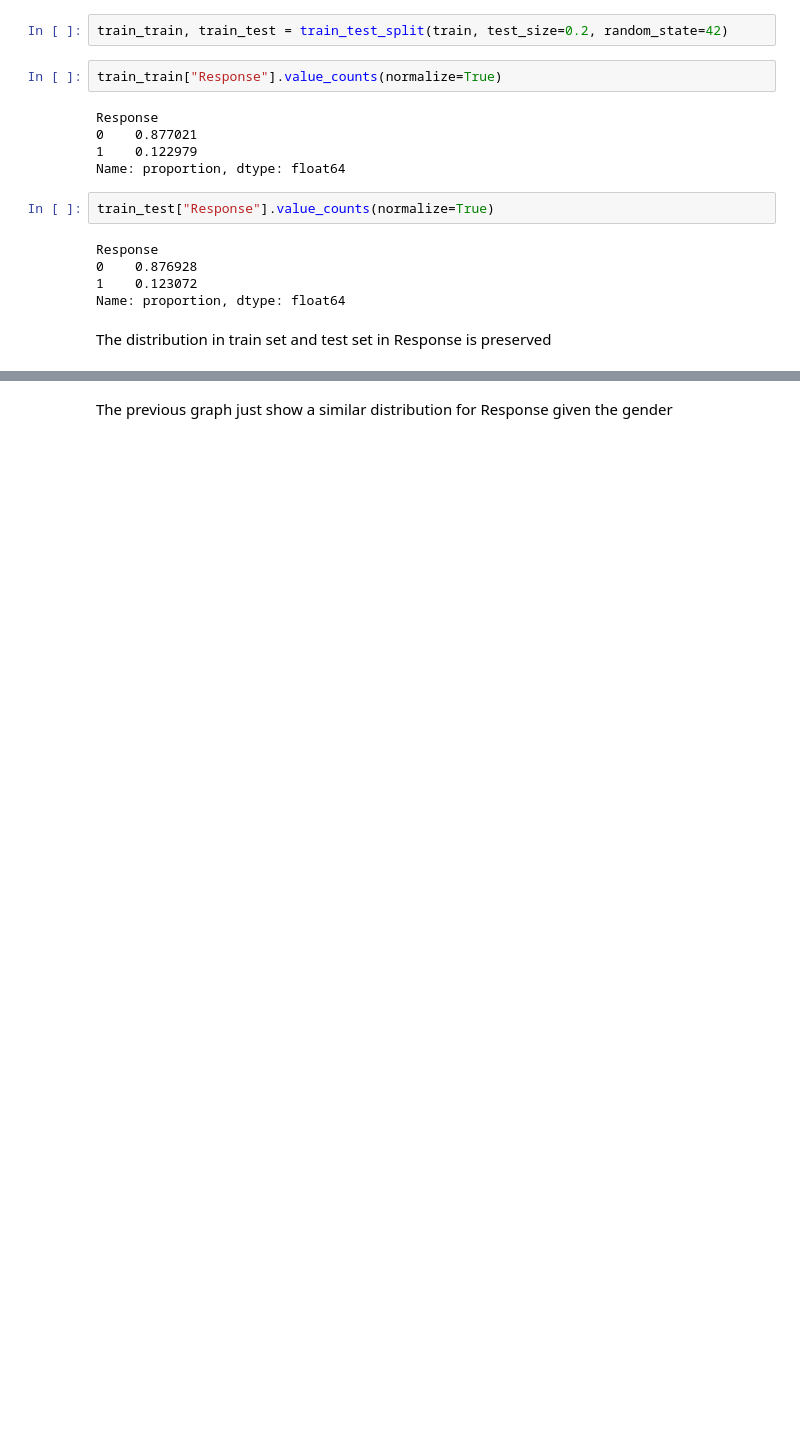
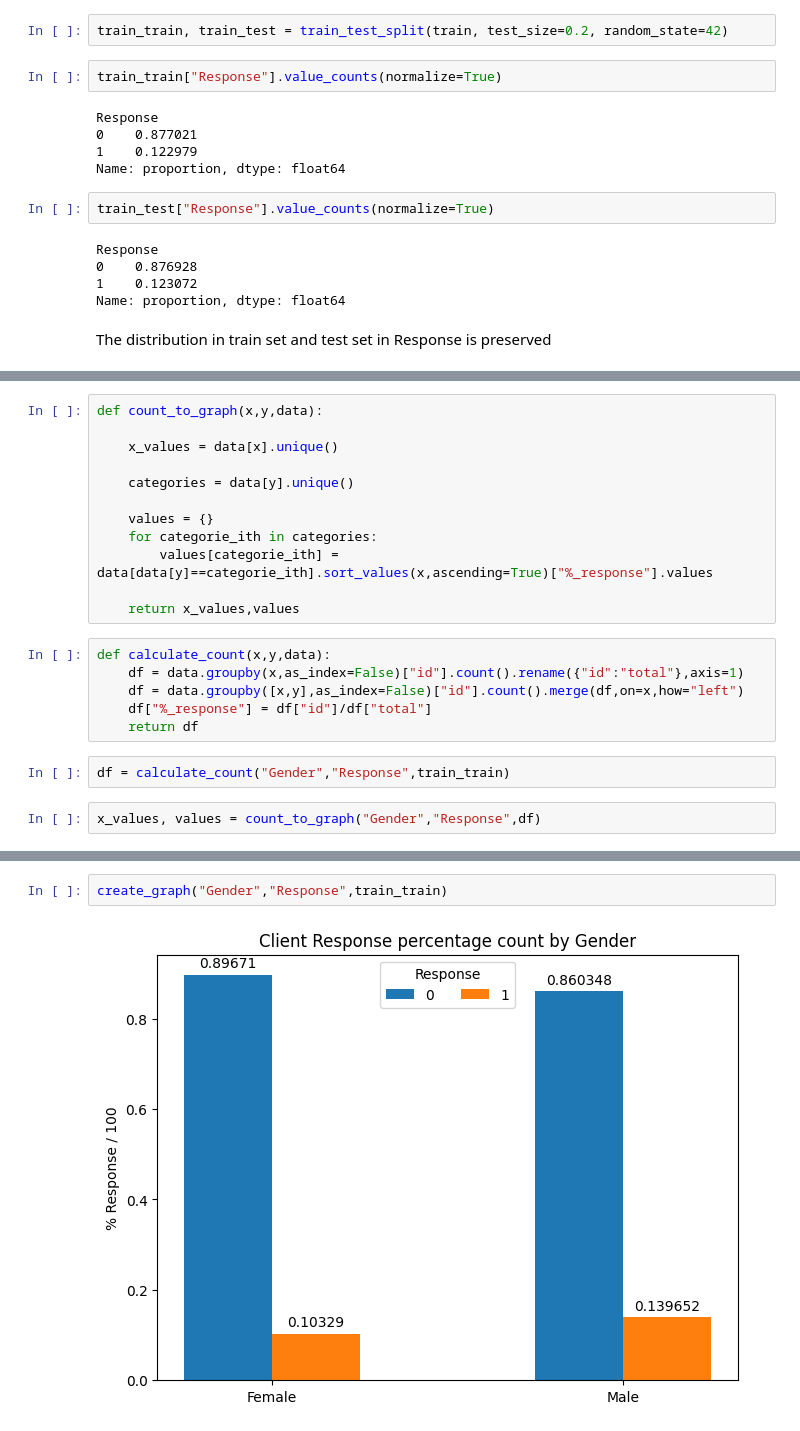
Before and after one commit to anielv95/kaggle-pg-4x07, a Jupyter notebook: notebooks/eda.ipynb, the cells around one changed output, grey strips where cells are left out. Cells and saved outputs as stored; diff of their text form; blank space fills up the shorter version.

```diff
--- a/notebooks/eda.ipynb
+++ b/notebooks/eda.ipynb
@@ -209 +211,23 @@ The distribution in train set and test set in Response is preserved
+# %%
+def count_to_graph(x,y,data):
+
+    x_values = data[x].unique()
+
+    categories = data[y].unique()
+
+    values = {}
+    for categorie_ith in categories:
+        values[categorie_ith] = data[data[y]==categorie_ith].sort_values(x,ascending=True)["%_response"].values
+
+    return x_values,values
+# %%
+def calculate_count(x,y,data):
+    df = data.groupby(x,as_index=False)["id"].count().rename({"id":"total"},axis=1)
+    df = data.groupby([x,y],as_index=False)["id"].count().merge(df,on=x,how="left")
+    df["%_response"] = df["id"]/df["total"]
+    return df
+# %%
+df = calculate_count("Gender","Response",train_train)
+# %%
+x_values, values = count_to_graph("Gender","Response",df)
 # %%
@@ -246,2 +260,4 @@ plt.show()
-# %% [markdown]
-The previous graph just show a similar distribution for Response given the gender
+# %%
+create_graph("Gender","Response",train_train)
+# %% [output]
+[figure, added]
```
Also changed, not shown: parts of 8 cells of this notebook.
